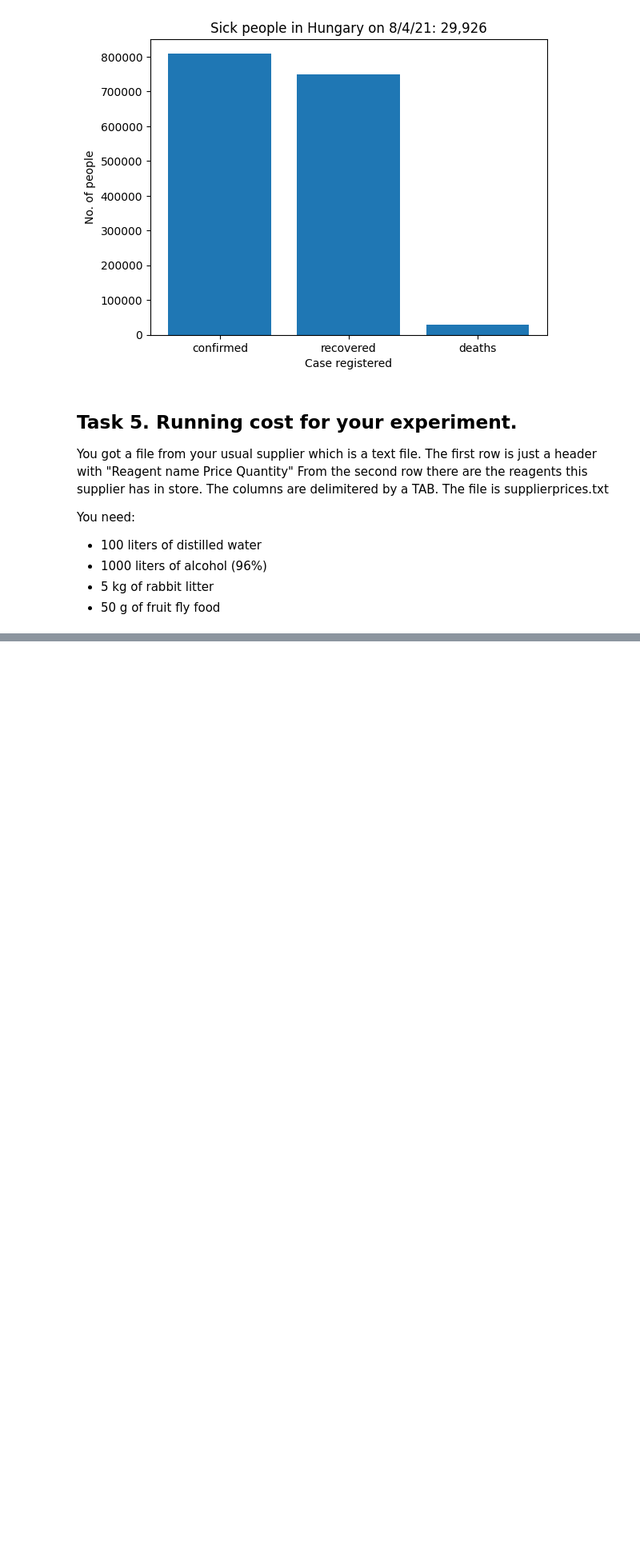
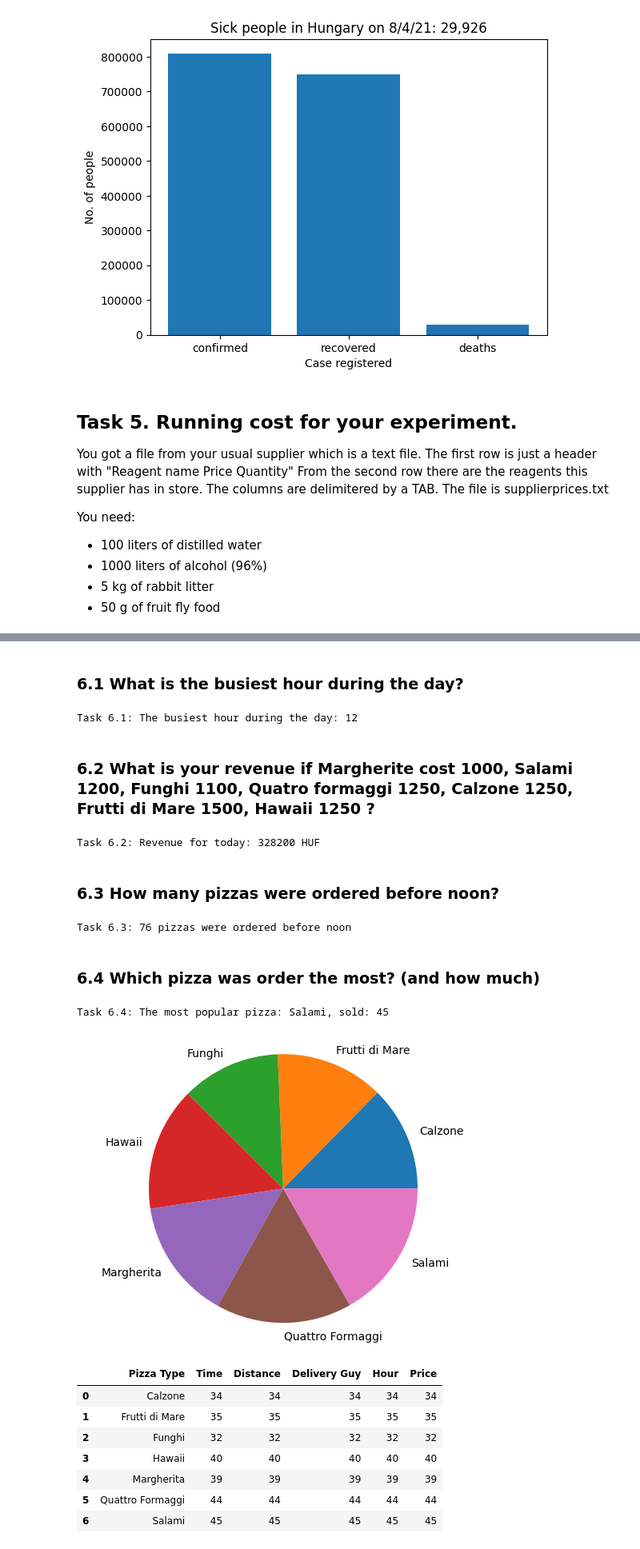
Before and after one commit to IstvnRozsa/lakat-data-analysis, a Jupyter notebook: solution.ipynb, the cells around one changed output, grey strips where cells are left out. Shown: that part at 80% size. Drawn from its saved outputs; the diff is of its cells as text; code cells hidden in the pictures; blank space fills up the shorter version.

```diff
--- a/solution.ipynb
+++ b/solution.ipynb
@@ -122,0 +145,73 @@ The price of fruit fly food: 900 USD
+# %% [markdown]
+### 6.1 What is the busiest hour during the day?
+# %%
+pizza_order_df = pd.read_csv("pizzaorder.txt", sep='\t', names=["Time", "Pizza Type", "Distance", "Delivery Guy"])
+pizza_order_df["Hour"] = pizza_order_df["Time"].str[:2]
+
+
+task_6_1 = pizza_order_df.groupby(["Hour"][:2]).count()
+task_6_1_maximum = task_6_1.max()
+task_6_1 = task_6_1[task_6_1["Pizza Type"]==task_6_1_maximum["Pizza Type"]].reset_index()
+print("Task 6.1: The busiest hour during the day: " + str(task_6_1["Hour"].max()))
+# %% [output]
+Task 6.1: The busiest hour during the day: 12
+# %% [markdown]
+### 6.2 What is your revenue if Margherite cost 1000, Salami 1200, Funghi 1100, Quatro formaggi 1250, Calzone 1250, Frutti di Mare 1500, Hawaii 1250 ?
+# %%
+
+# create a list of our conditions
+task_6_2_conditions = [
+    (pizza_order_df['Pizza Type'] == "Margherita"),
+    (pizza_order_df['Pizza Type'] == "Salami"),
+    (pizza_order_df['Pizza Type'] == "Funghi"),
+    (pizza_order_df['Pizza Type'] == "Quattro Formaggi"),
+    (pizza_order_df['Pizza Type'] == "Calzone"),
+    (pizza_order_df['Pizza Type'] == "Frutti di Mare"),
+    (pizza_order_df['Pizza Type'] == "Hawaii")
+    ]
+
+# create a list of the values we want to assign for each condition
+task_6_2_values = [1000,1200,1100,1250,1250,1500,1250]
+
+pizza_order_df['Price'] = np.select(task_6_2_conditions, task_6_2_values)
+
+print("Task 6.2: Revenue for today: " + str(pizza_order_df["Price"].sum()) + " HUF")
+# %% [output]
+Task 6.2: Revenue for today: 328200 HUF
+# %% [markdown]
+### 6.3 How many pizzas were ordered before noon?
+# %%
+task_6_3 = pizza_order_df[pizza_order_df["Hour"].astype(int) < 12]
+
+print("Task 6.3: " + str(task_6_3["Pizza Type"].count()) + " pizzas were ordered before noon")
+# %% [output]
+Task 6.3: 76 pizzas were ordered before noon
+# %% [markdown]
+### 6.4 Which pizza was order the most? (and how much)
+# %%
+
+task_6_4 = pizza_order_df.groupby(["Pizza Type"]).count()
+task_6_4 = task_6_4.reset_index()
+
+task_6_4_maximum = task_6_4.max()
+
+task_6_4_m = task_6_4[task_6_4["Time"]==task_6_4_maximum["Time"]].reset_index()
+print("Task 6.4: The most popular pizza: " + task_6_4_m["Pizza Type"].max() + ", sold: " + str(task_6_4_m["Price"].max()))
+
+# Plot
+plt.pie(task_6_4["Price"], labels=task_6_4["Pizza Type"])
+
+plt.axis('equal')
+plt.show()
+task_6_4
+# %% [output]
+Task 6.4: The most popular pizza: Salami, sold: 45
+[figure, added]
+|  | Pizza Type | Time | Distance | Delivery Guy | Hour | Price |
+| 0 | Calzone | 34 | 34 | 34 | 34 | 34 |
+| 1 | Frutti di Mare | 35 | 35 | 35 | 35 | 35 |
+| 2 | Funghi | 32 | 32 | 32 | 32 | 32 |
+| 3 | Hawaii | 40 | 40 | 40 | 40 | 40 |
+| 4 | Margherita | 39 | 39 | 39 | 39 | 39 |
+| 5 | Quattro Formaggi | 44 | 44 | 44 | 44 | 44 |
+| 6 | Salami | 45 | 45 | 45 | 45 | 45 |
```
Also changed, not shown: parts of 7 cells of this notebook, 3 other files.
